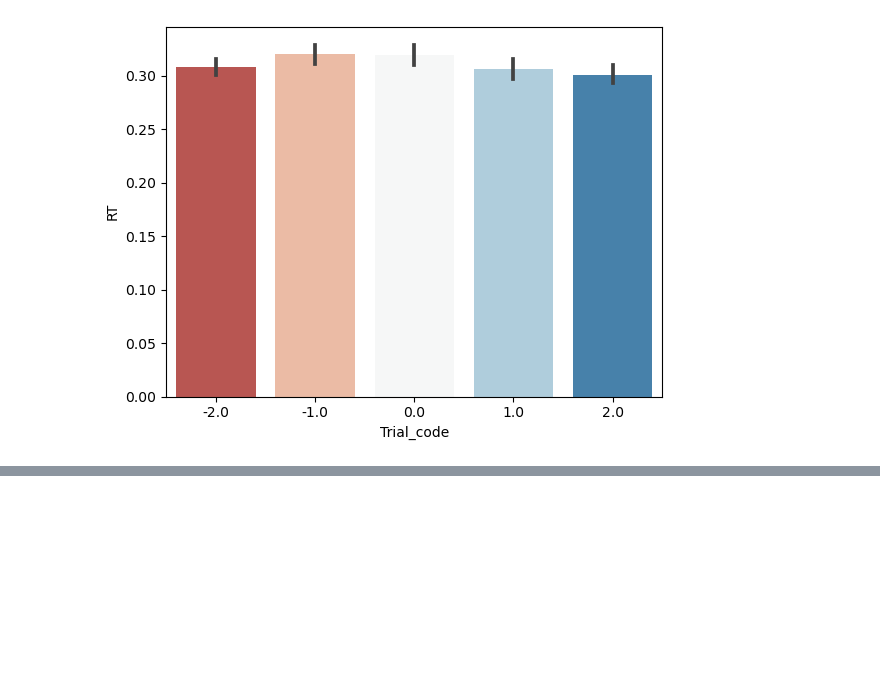
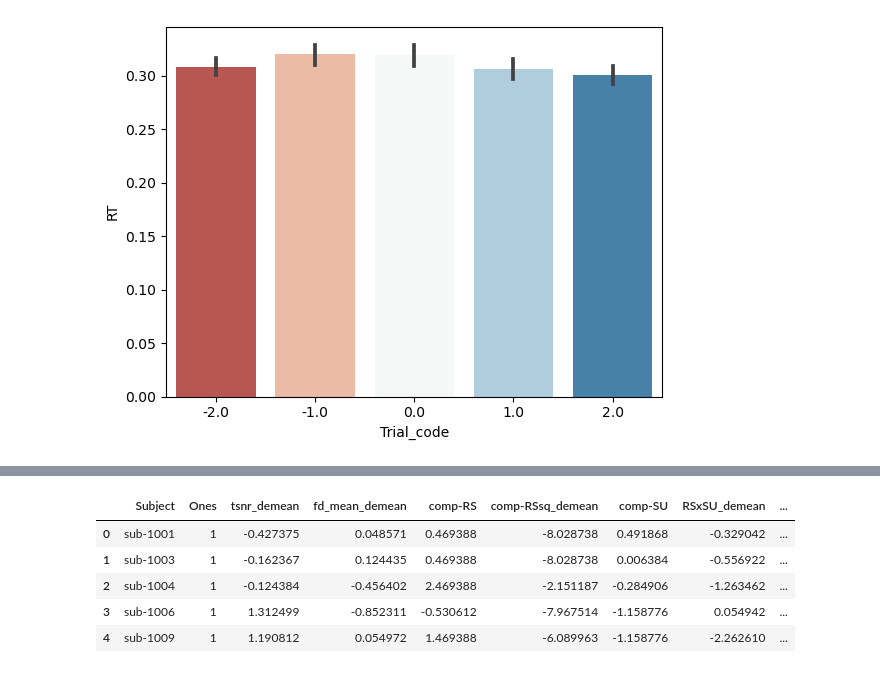
Before and after one commit to DVS-Lab/istart-mid-clean, a Jupyter notebook: code/Behave_update.ipynb, the cells around one changed output, grey strips where cells are left out. Saved outputs shown, nothing was run; the diff lists cells and outputs as text; code cells hidden in the pictures; blank space fills up the shorter version.

```diff
--- a/code/Behave_update.ipynb
+++ b/code/Behave_update.ipynb
@@ -258,6 +271,14 @@ Fits.head()
 # %%
 # Read individual diff measures
-per_df=pd.read_excel('MID participant tracker_ 1.xlsx',sheet_name='model 4E basemodel 5')
+#per_df=pd.read_excel('MID participant tracker_ 1.xlsx',sheet_name='model 4E basemodel 5')
+per_df=pd.read_excel('MID-tracker_model-5.xlsx')
 per_df['Subject']='sub-'+per_df['Subject'].astype('str')
 per_df.head()
+# %% [output]
+|  | Subject | Ones | tsnr_demean | fd_mean_demean | comp-RS | comp-RSsq_demean | comp-SU | RSxSU_demean | ... |
+| 0 | sub-1001 | 1 | -0.427375 | 0.048571 | 0.469388 | -8.028738 | 0.491868 | -0.329042 | ... |
+| 1 | sub-1003 | 1 | -0.162367 | 0.124435 | 0.469388 | -8.028738 | 0.006384 | -0.556922 | ... |
+| 2 | sub-1004 | 1 | -0.124384 | -0.456402 | 2.469388 | -2.151187 | -0.284906 | -1.263462 | ... |
+| 3 | sub-1006 | 1 | 1.312499 | -0.852311 | -0.530612 | -7.967514 | -1.158776 | 0.054942 | ... |
+| 4 | sub-1009 | 1 | 1.190812 | 0.054972 | 1.469388 | -6.089963 | -1.158776 | -2.262610 | ... |
 # %%
```
Also changed, not shown: parts of 12 cells of this notebook, 2 other files.
